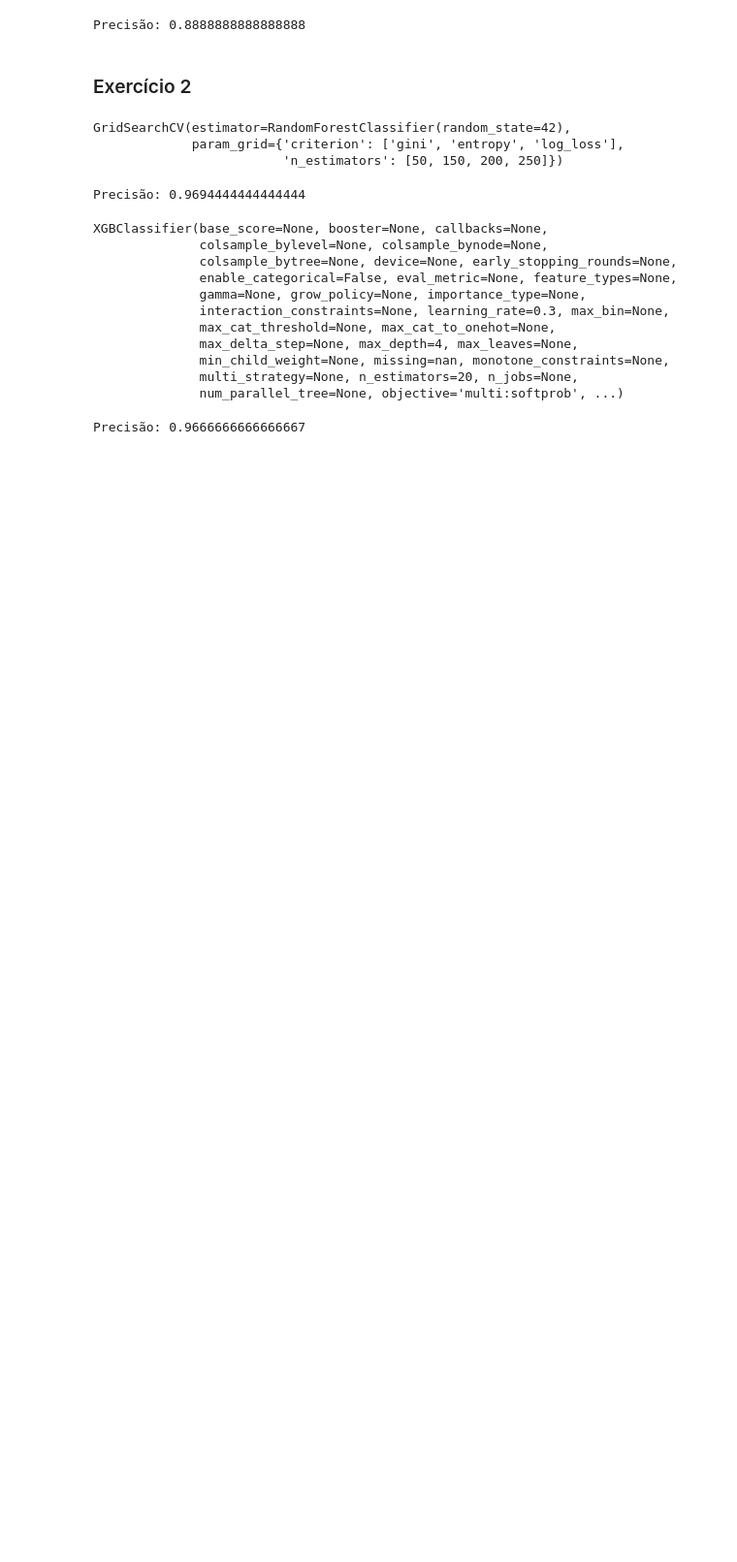
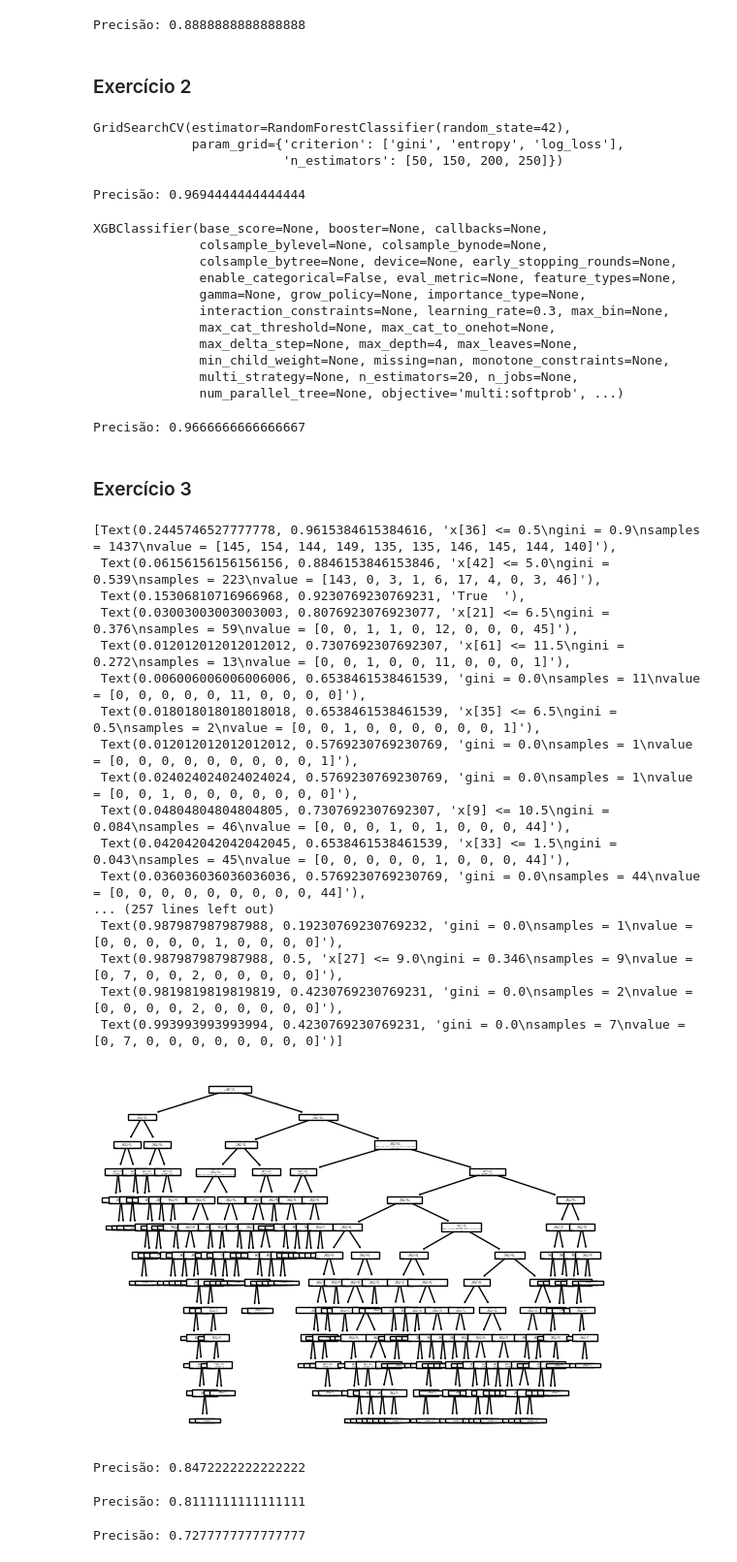
Before and after one commit to decoteixeira/mba-deeplearning-iad-006-2024-public, a Jupyter notebook: notebooks/exercicios.ipynb, the cells around one changed output. Shown at 97% size. Saved outputs shown, nothing was run; the diff lists cells and outputs as text; code cells hidden in the pictures; blank space fills up the shorter version.

```diff
--- a/notebooks/exercicios.ipynb
+++ b/notebooks/exercicios.ipynb
@@ -81,3 +81,56 @@ XGBClassifier(base_score=None, booster=None, callbacks=None,
 print("Precisão:", bst.score(X_test, y_test))
 # %% [output]
 Precisão: 0.9666666666666667
+# %% [markdown]
+### Exercício 3
+# %%
+from sklearn import tree
+
+# Modelo (Utilizando os parâmetros do exercício anterior)
+model_tree = DecisionTreeClassifier(max_depth=12, random_state=42)
+model_tree.fit(X_train, y_train)
+
+# Plot
+tree.plot_tree(model_tree)
+# %% [output]
+[Text(0.2445746527777778, 0.9615384615384616, 'x[36] <= 0.5\ngini = 0.9\nsamples = 1437\nvalue = [145, 154, 144, 149, 135, 135, 146, 145, 144, 140]'),
+ Text(0.06156156156156156, 0.8846153846153846, 'x[42] <= 5.0\ngini = 0.539\nsamples = 223\nvalue = [143, 0, 3, 1, 6, 17, 4, 0, 3, 46]'),
+ Text(0.15306810716966968, 0.9230769230769231, 'True  '),
+ Text(0.03003003003003003, 0.8076923076923077, 'x[21] <= 6.5\ngini = 0.376\nsamples = 59\nvalue = [0, 0, 1, 1, 0, 12, 0, 0, 0, 45]'),
+ Text(0.012012012012012012, 0.7307692307692307, 'x[61] <= 11.5\ngini = 0.272\nsamples = 13\nvalue = [0, 0, 1, 0, 0, 11, 0, 0, 0, 1]'),
+ Text(0.006006006006006006, 0.6538461538461539, 'gini = 0.0\nsamples = 11\nvalue = [0, 0, 0, 0, 0, 11, 0, 0, 0, 0]'),
+ Text(0.018018018018018018, 0.6538461538461539, 'x[35] <= 6.5\ngini = 0.5\nsamples = 2\nvalue = [0, 0, 1, 0, 0, 0, 0, 0, 0, 1]'),
+ Text(0.012012012012012012, 0.5769230769230769, 'gini = 0.0\nsamples = 1\nvalue = [0, 0, 0, 0, 0, 0, 0, 0, 0, 1]'),
+ Text(0.024024024024024024, 0.5769230769230769, 'gini = 0.0\nsamples = 1\nvalue = [0, 0, 1, 0, 0, 0, 0, 0, 0, 0]'),
+ Text(0.04804804804804805, 0.7307692307692307, 'x[9] <= 10.5\ngini = 0.084\nsamples = 46\nvalue = [0, 0, 0, 1, 0, 1, 0, 0, 0, 44]'),
+ Text(0.042042042042042045, 0.6538461538461539, 'x[33] <= 1.5\ngini = 0.043\nsamples = 45\nvalue = [0, 0, 0, 0, 0, 1, 0, 0, 0, 44]'),
+ Text(0.036036036036036036, 0.5769230769230769, 'gini = 0.0\nsamples = 44\nvalue = [0, 0, 0, 0, 0, 0, 0, 0, 0, 44]'),
+... (257 lines left out)
+ Text(0.987987987987988, 0.19230769230769232, 'gini = 0.0\nsamples = 1\nvalue = [0, 0, 0, 0, 0, 1, 0, 0, 0, 0]'),
+ Text(0.987987987987988, 0.5, 'x[27] <= 9.0\ngini = 0.346\nsamples = 9\nvalue = [0, 7, 0, 0, 2, 0, 0, 0, 0, 0]'),
+ Text(0.9819819819819819, 0.4230769230769231, 'gini = 0.0\nsamples = 2\nvalue = [0, 0, 0, 0, 2, 0, 0, 0, 0, 0]'),
+ Text(0.993993993993994, 0.4230769230769231, 'gini = 0.0\nsamples = 7\nvalue = [0, 7, 0, 0, 0, 0, 0, 0, 0, 0]')]
+[figure, added]
+# %%
+# Imprimir a precisão o modelo
+print("Precisão:", model_tree.score(X_test, y_test))
+# %% [output]
+Precisão: 0.8472222222222222
+# %%
+# Modelo com min_impurity_decrease = 0.01
+model_tree_1 = DecisionTreeClassifier(max_depth=12, random_state=42, min_impurity_decrease = 0.01)
+model_tree_1.fit(X_train, y_train)
+
+# Precisão o modelo
+print("Precisão:", model_tree_1.score(X_test, y_test))
+# %% [output]
+Precisão: 0.8111111111111111
+# %%
+# Modelo com min_impurity_decrease = 0.02
+model_tree_2 = DecisionTreeClassifier(max_depth=12, random_state=42, min_impurity_decrease = 0.02)
+model_tree_2.fit(X_train, y_train)
+
+# Precisão o modelo
+print("Precisão:", model_tree_2.score(X_test, y_test))
+# %% [output]
+Precisão: 0.7277777777777777
```
Also changed, not shown: parts of 2 cells of this notebook, 1 other file.
